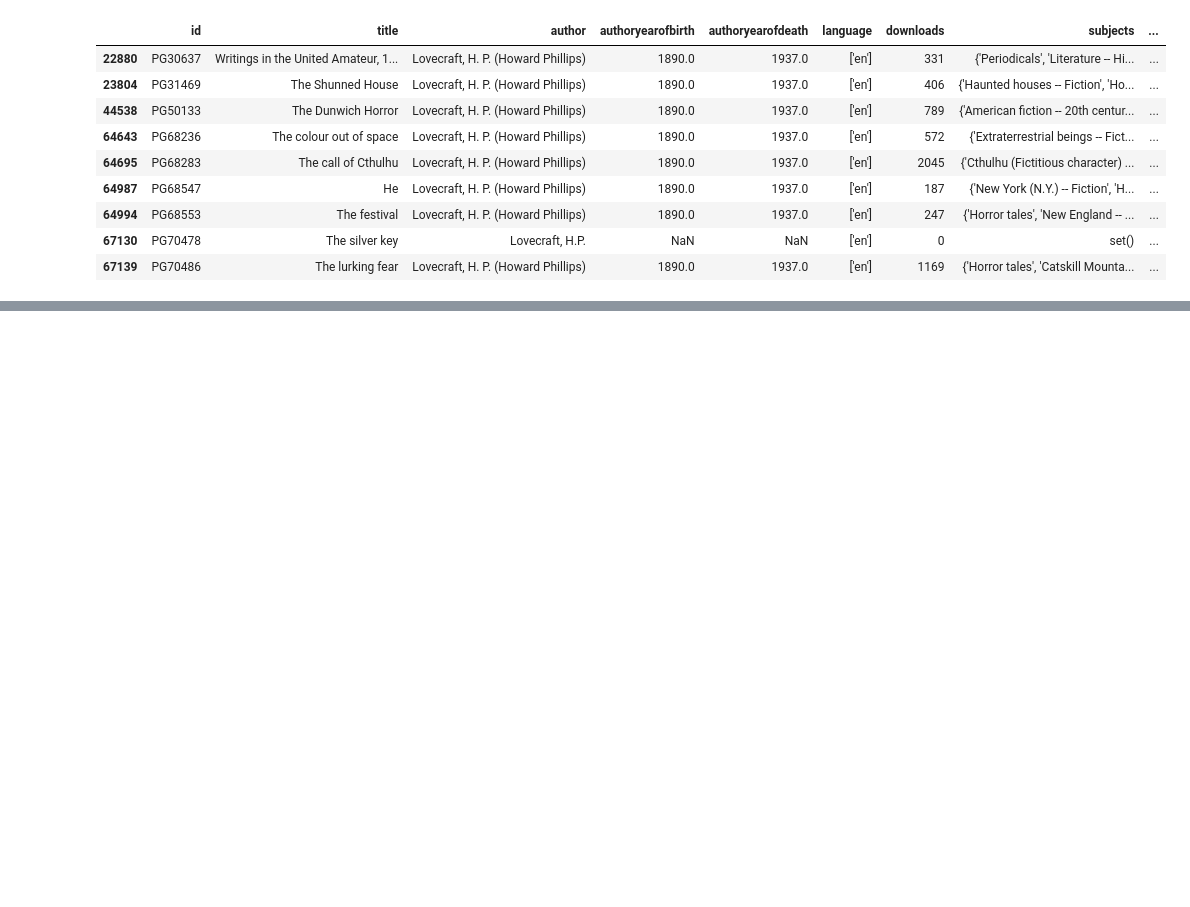
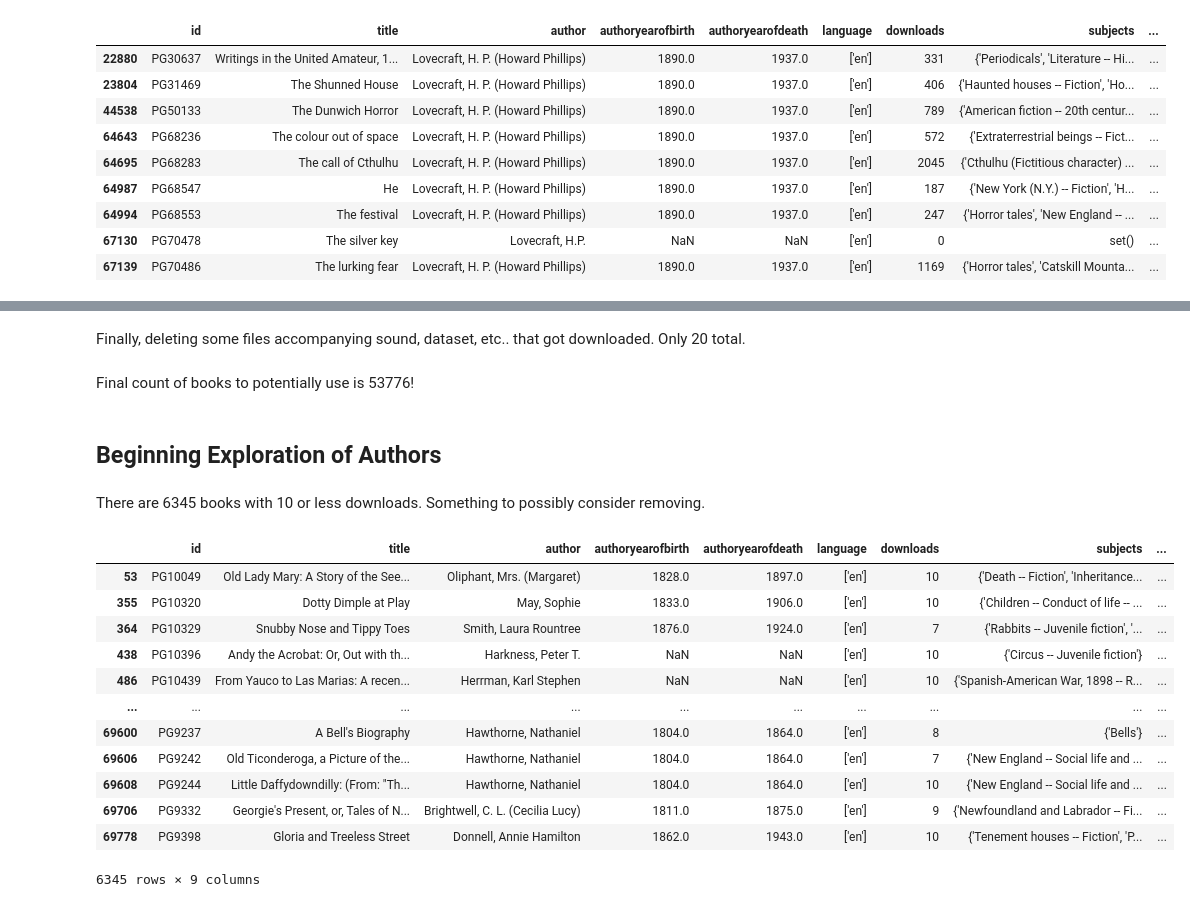
Before and after one commit to tomoumer/discovery_of_writing_differences, a Jupyter notebook: notebooks/data_exploration.ipynb, the cells around one changed output, grey strips where cells are left out. Drawn from its saved outputs; the diff is of its cells as text; code cells hidden in the pictures; blank space fills up the shorter version.

```diff
--- a/notebooks/data_exploration.ipynb
+++ b/notebooks/data_exploration.ipynb
@@ -141,2 +153,2 @@ library.loc[library['author'].str.find('Lovecraft') > -1]
 # %%
-library.loc[library['language'].str.find('en') > -1]
+library_en = library.loc[library['language'].str.find('en') > -1]
@@ -156,0 +167,28 @@ library.loc[library['language'].str.find('en') > -1]
+# %%
+library_en = library_en.loc[library_en['id'].isin(books_list)]
+# %% [markdown]
+Finally, deleting some files accompanying sound, dataset, etc.. that got downloaded. Only 20 total.
+# %%
+library_en = library_en[library_en['type'].isna()]
+# %% [markdown]
+Final count of books to potentially use is 53776!
+# %% [markdown]
+## Beginning Exploration of Authors
+# %% [markdown]
+There are 6345 books with 10 or less downloads. Something to possibly consider removing.
+# %%
+library_en[library_en['downloads'] <= 10]
+# %% [output]
+|  | id | title | author | authoryearofbirth | authoryearofdeath | language | downloads | subjects | ... |
+| 53 | PG10049 | Old Lady Mary: A Story of the See... | Oliphant, Mrs. (Margaret) | 1828.0 | 1897.0 | ['en'] | 10 | {'Death -- Fiction', 'Inheritance... | ... |
+| 355 | PG10320 | Dotty Dimple at Play | May, Sophie | 1833.0 | 1906.0 | ['en'] | 10 | {'Children -- Conduct of life -- ... | ... |
+| 364 | PG10329 | Snubby Nose and Tippy Toes | Smith, Laura Rountree | 1876.0 | 1924.0 | ['en'] | 7 | {'Rabbits -- Juvenile fiction', '... | ... |
+| 438 | PG10396 | Andy the Acrobat: Or, Out with th... | Harkness, Peter T. | NaN | NaN | ['en'] | 10 | {'Circus -- Juvenile fiction'} | ... |
+| 486 | PG10439 | From Yauco to Las Marias: A recen... | Herrman, Karl Stephen | NaN | NaN | ['en'] | 10 | {'Spanish-American War, 1898 -- R... | ... |
+| ... | ... | ... | ... | ... | ... | ... | ... | ... | ... |
+| 69600 | PG9237 | A Bell's Biography | Hawthorne, Nathaniel | 1804.0 | 1864.0 | ['en'] | 8 | {'Bells'} | ... |
+| 69606 | PG9242 | Old Ticonderoga, a Picture of the... | Hawthorne, Nathaniel | 1804.0 | 1864.0 | ['en'] | 7 | {'New England -- Social life and ... | ... |
+| 69608 | PG9244 | Little Daffydowndilly: (From: "Th... | Hawthorne, Nathaniel | 1804.0 | 1864.0 | ['en'] | 10 | {'New England -- Social life and ... | ... |
+| 69706 | PG9332 | Georgie's Present, or, Tales of N... | Brightwell, C. L. (Cecilia Lucy) | 1811.0 | 1875.0 | ['en'] | 9 | {'Newfoundland and Labrador -- Fi... | ... |
+| 69778 | PG9398 | Gloria and Treeless Street | Donnell, Annie Hamilton | 1862.0 | 1943.0 | ['en'] | 10 | {'Tenement houses -- Fiction', 'P... | ... |
+6345 rows × 9 columns
```
Also changed, not shown: parts of 27 cells of this notebook.
